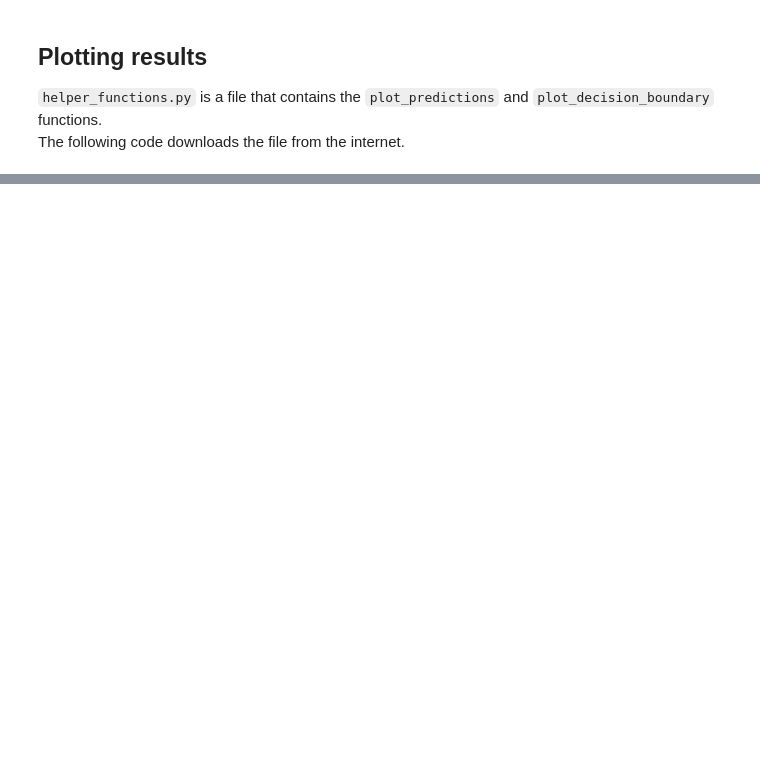
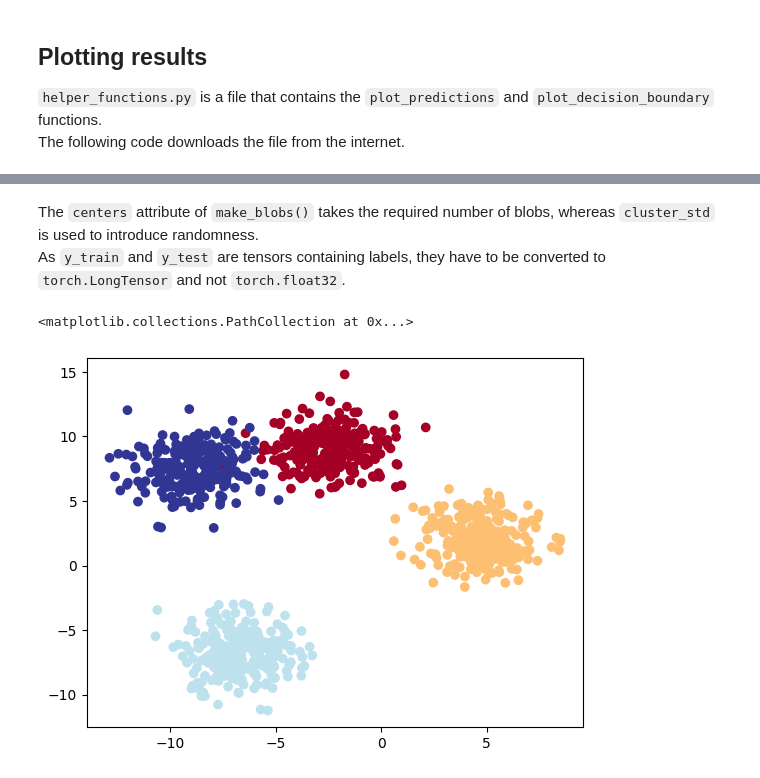
Before and after one commit to clinkerwhiff/pytorch, a Jupyter notebook: learnpytorch/02.ipynb, the cells around one changed output, grey strips where cells are left out. Drawn from its saved outputs; the diff is of its cells as text; code cells hidden in the pictures; blank space fills up the shorter version.

```diff
--- a/learnpytorch/02.ipynb
+++ b/learnpytorch/02.ipynb
@@ -135,0 +170,12 @@ plot_decision_boundary(model, X_test, y_test)
+# %% [markdown]
+The `centers` attribute of `make_blobs()` takes the required number of blobs, whereas `cluster_std` is used to introduce randomness.
+As `y_train` and `y_test` are tensors containing labels, they have to be converted to `torch.LongTensor` and not `torch.float32`.
+# %%
+X_blob, y_blob = make_blobs(n_samples=1000, n_features=2, centers=4, cluster_std=1.5, random_state=42)
+X_train, X_test, y_train, y_test = train_test_split(X_blob, y_blob, test_size=0.2, random_state=42)
+X_train, y_train = torch.from_numpy(X_train).type(torch.float32), torch.from_numpy(y_train).type(torch.LongTensor)
+X_test, y_test = torch.from_numpy(X_test).type(torch.float32), torch.from_numpy(y_test).type(torch.LongTensor)
+plt.scatter(X_blob[:, 0], X_blob[:, 1], c=y_blob, cmap=plt.cm.RdYlBu)
+# %% [output]
+<matplotlib.collections.PathCollection at 0x...>
+[figure, added]
```
Also changed, not shown: parts of 20 cells of this notebook.
